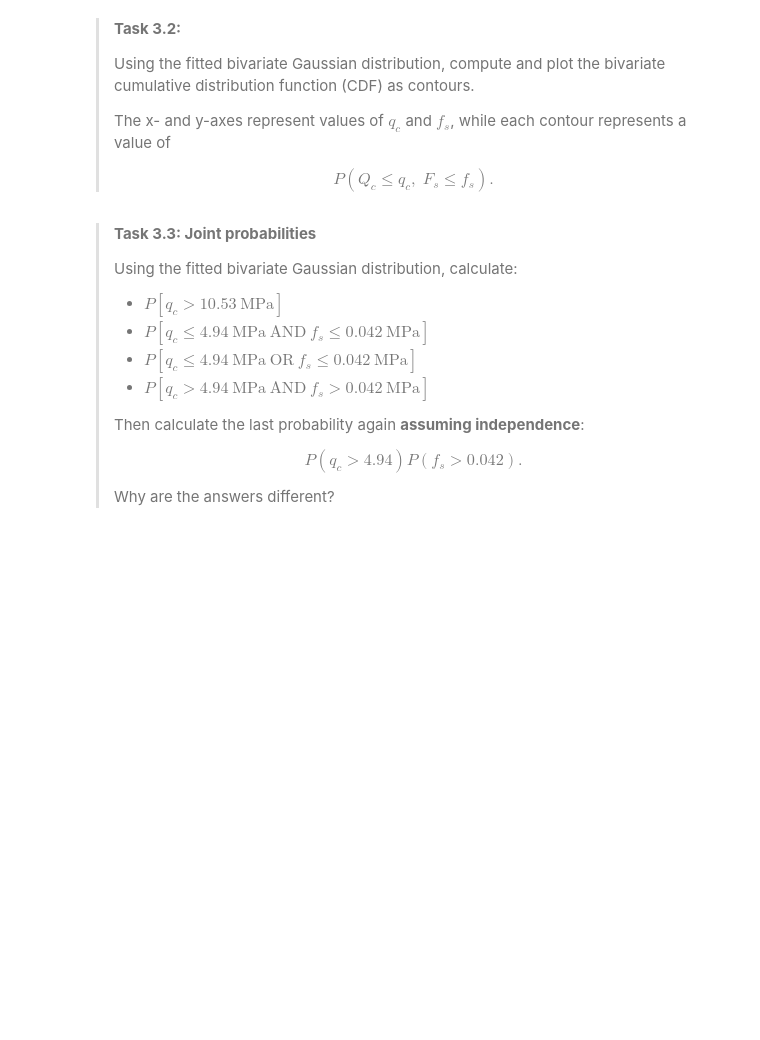
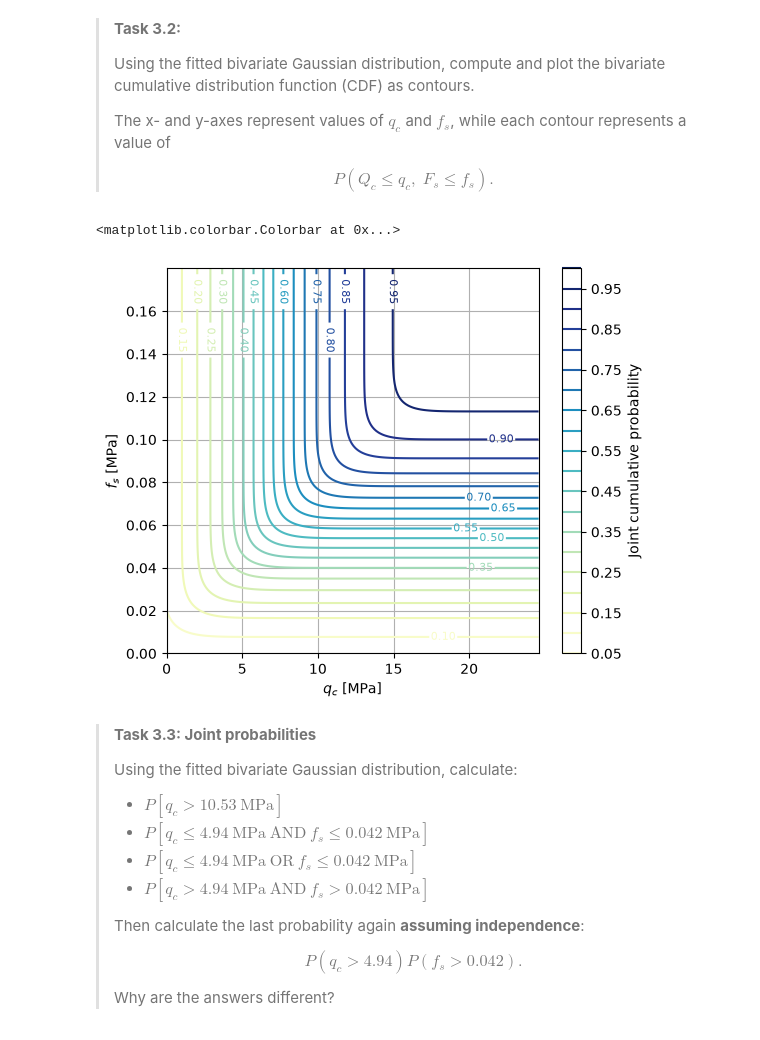
Before and after one commit to damanatidou/WS1.5, a Jupyter notebook: Bivariate_Gaussian_CPT_data.ipynb, the cells around one changed output. Saved outputs shown, nothing was run; the diff lists cells and outputs as text; code cells hidden in the pictures; blank space fills up the shorter version.

```diff
--- a/Bivariate_Gaussian_CPT_data.ipynb
+++ b/Bivariate_Gaussian_CPT_data.ipynb
@@ -198,36 +220,39 @@ ax.legend()
 # %%
 # Step 1: define the coordinate values
 n = 200
 values_qc = np.linspace(max(0, mu[0] - 3.5*s1), mu[0] + 3.5*s1, n)
 values_fs = np.linspace(max(0, mu[1] - 3.5*s2), mu[1] + 3.5*s2, n)
 
 # Step 2: create two 2D coordinate grids
-X1, X2 = np.meshgrid(### YOUR CODE HERE ###, ### YOUR CODE HERE ###)
+X1, X2 = np.meshgrid(values_qc, values_fs)
 
 # Step 3: flatten the transposed grids
-X1_1d = ### YOUR CODE HERE ###
-X2_1d = ### YOUR CODE HERE ###
+X1_1d = X1.T.flatten()
+X2_1d = X2.T.flatten()
 
 # Step 4: combine them so that each row contains one [qc, fs] pair
 X = np.array([
-    ### YOUR CODE HERE ###,
-    ### YOUR CODE HERE ###
+    X1_1d,
+    X2_1d
 ]).T
 
 # Step 5: evaluate the bivariate Gaussian CDF
-Z = ### YOUR CODE HERE ###
+Z = multivariate_normal.cdf(X, mean=mu, cov=sigma)
 
 # Step 6: reshape the result back to the 2D grid
 Z = Z.reshape(X1.shape).T
 
 # Plot CDF contours
 fig, ax = plt.subplots(figsize=(6,5))
 contours = ax.contour(X1, X2, Z, 20, cmap='YlGnBu')
 ax.clabel(contours, inline=True, fontsize=8)
 ax.grid()
 ax.set_xlabel(r'$q_c$ [MPa]')
 ax.set_ylabel(r'$f_s$ [MPa]')
 fig.colorbar(contours, ax=ax, label='Joint cumulative probability')
+# %% [output]
+<matplotlib.colorbar.Colorbar at 0x...>
+[figure, added]
 # %% [markdown]
 > **Task 3.3: Joint probabilities**
 >
```
Also changed, not shown: parts of 9 cells of this notebook.
